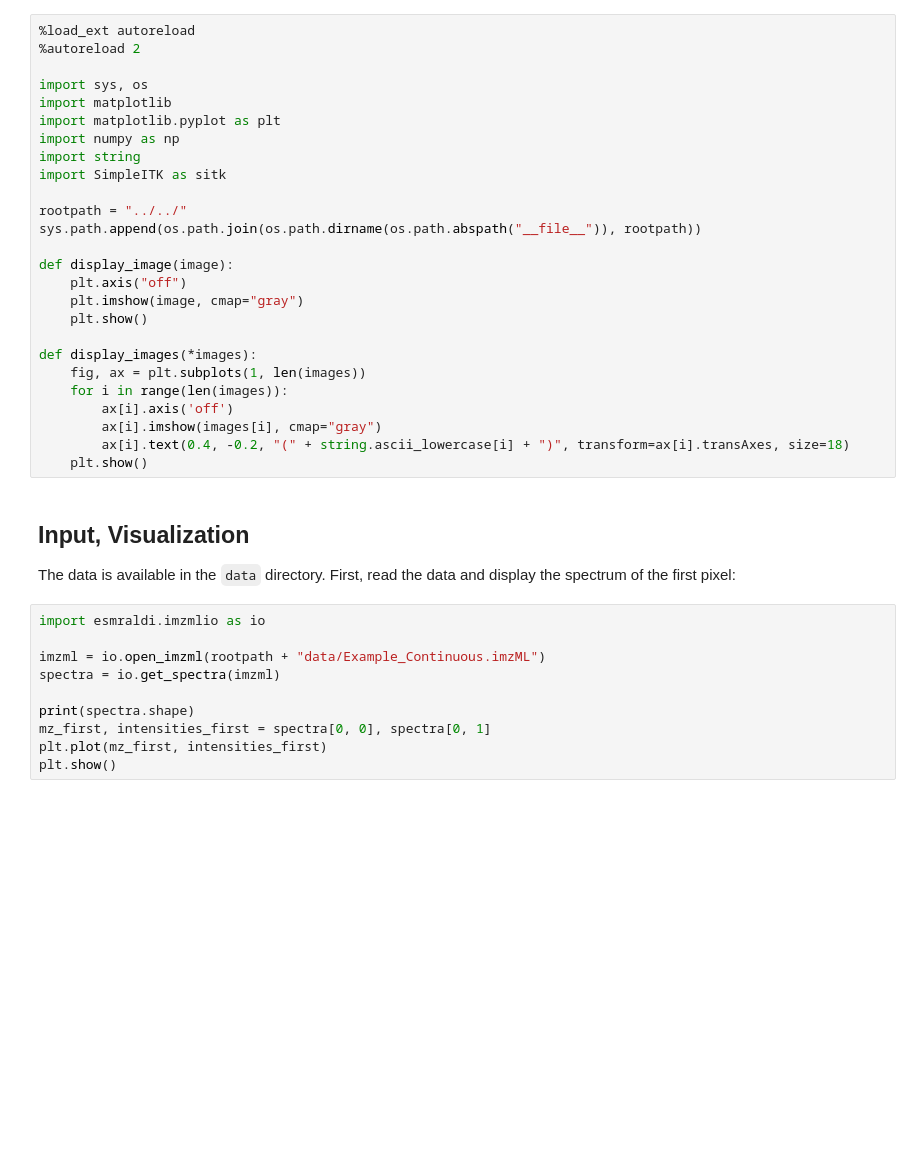
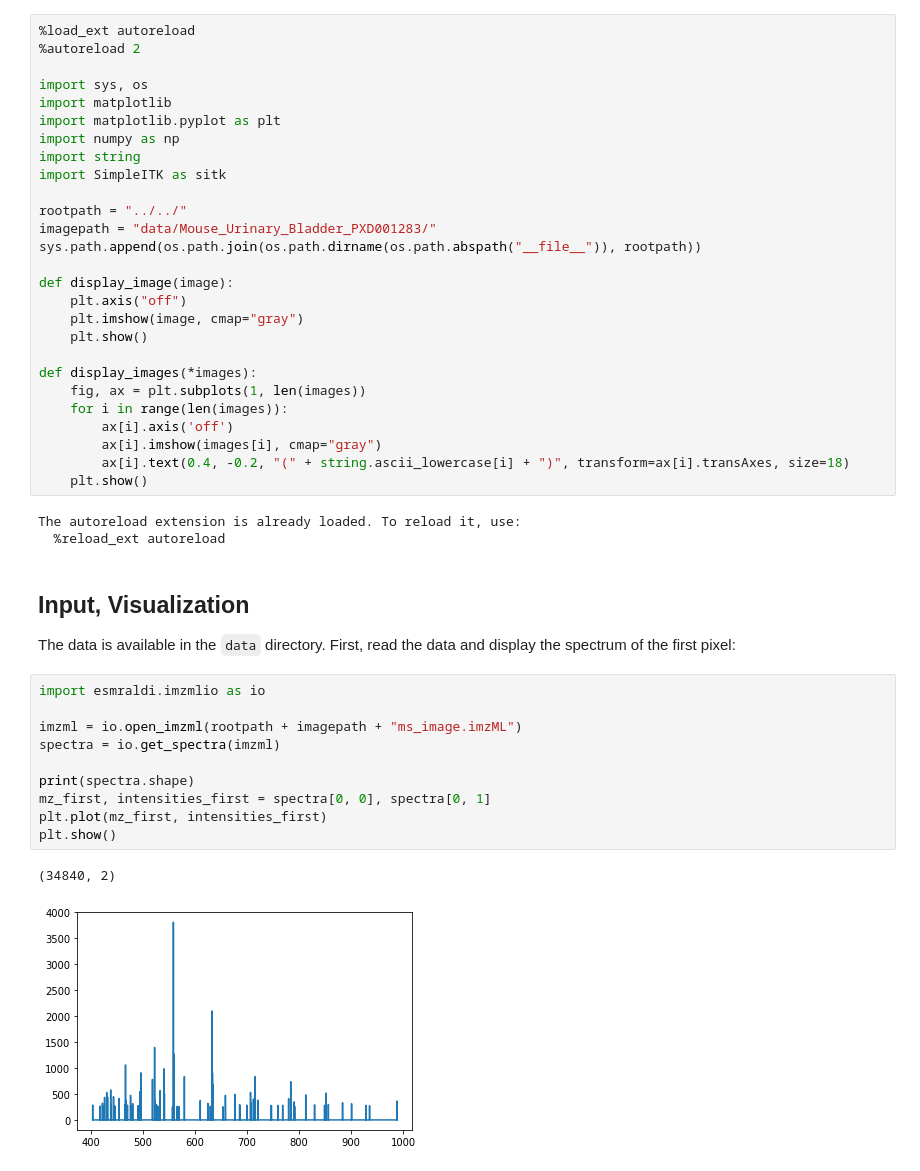
Before and after one commit to fgrelard/Esmraldi, a Jupyter notebook: docs/user/advanced_example.ipynb, the cells around one changed output. Cells and saved outputs as stored; diff of their text form; blank space fills up the shorter version.

Commit message:
advanced example

```diff
--- a/docs/user/advanced_example.ipynb
+++ b/docs/user/advanced_example.ipynb
@@ -17,6 +26,7 @@ import string
 import SimpleITK as sitk
 
 rootpath = "../../"
+imagepath = "data/Mouse_Urinary_Bladder_PXD001283/"
 sys.path.append(os.path.join(os.path.dirname(os.path.abspath("__file__")), rootpath))
 
 def display_image(image):
@@ -31,6 +41,9 @@ def display_images(*images):
         ax[i].imshow(images[i], cmap="gray")
         ax[i].text(0.4, -0.2, "(" + string.ascii_lowercase[i] + ")", transform=ax[i].transAxes, size=18)
     plt.show()
+# %% [output]
+The autoreload extension is already loaded. To reload it, use:
+  %reload_ext autoreload
 # %% [markdown]
 ## Input, Visualization
 
@@ -39,10 +52,13 @@ First, read the data and display the spectrum of the first pixel:
 # %%
 import esmraldi.imzmlio as io
 
-imzml = io.open_imzml(rootpath + "data/Example_Continuous.imzML")
+imzml = io.open_imzml(rootpath + imagepath + "ms_image.imzML")
 spectra = io.get_spectra(imzml)
 
 print(spectra.shape)
 mz_first, intensities_first = spectra[0, 0], spectra[0, 1]
 plt.plot(mz_first, intensities_first)
 plt.show()
+# %% [output]
+(34840, 2)
+[figure, added]
```
Also changed, not shown: parts of 3 cells of this notebook.
